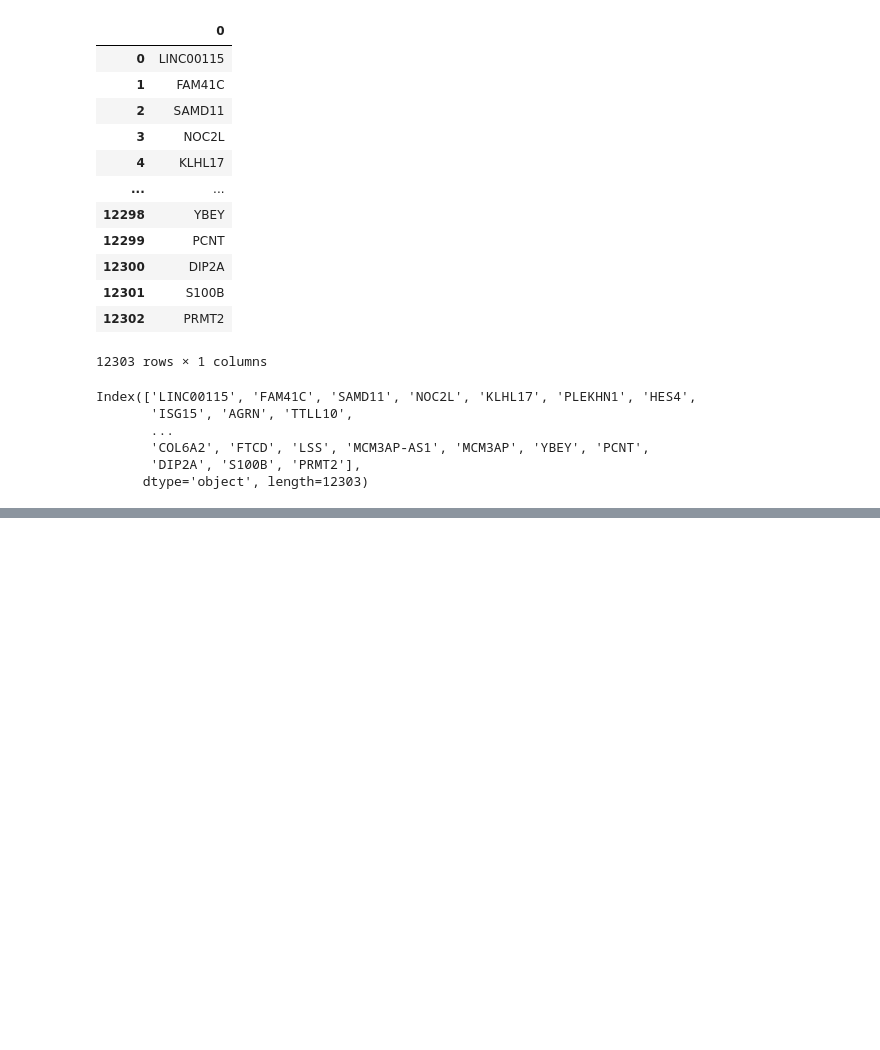
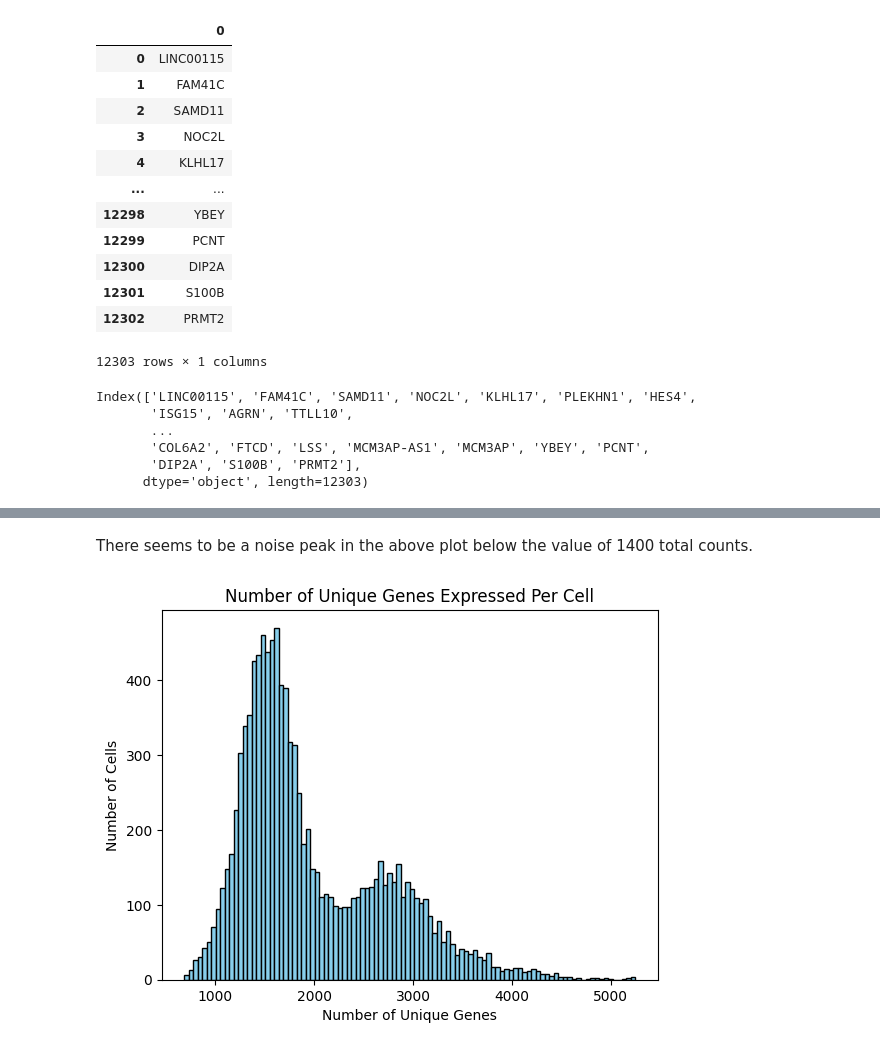
Before and after one commit to Advaith-Kannan/Computational-Genomics, a Jupyter notebook: Assignment-1/Notebook1.ipynb, the cells around one changed output, grey strips where cells are left out. Cells and saved outputs as stored; diff of their text form; code cells hidden in the pictures; blank space fills up the shorter version.

```diff
--- a/Assignment-1/Notebook1.ipynb
+++ b/Assignment-1/Notebook1.ipynb
@@ -72,0 +116,11 @@ Index(['LINC00115', 'FAM41C', 'SAMD11', 'NOC2L', 'KLHL17', 'PLEKHN1', 'HES4',
+# %% [markdown]
+There seems to be a noise peak in the above plot below the value of 1400 total counts.
+# %%
+# Plot a histogram of number of genes per barcode
+plt.hist(matrix.obs['n_genes_by_counts'], bins=100, color='skyblue', edgecolor='black')
+plt.title('Number of Unique Genes Expressed Per Cell')
+plt.xlabel('Number of Unique Genes')
+plt.ylabel('Number of Cells')
+plt.show()
+# %% [output]
+[figure, added]
```
Also changed, not shown: parts of 15 cells of this notebook.
